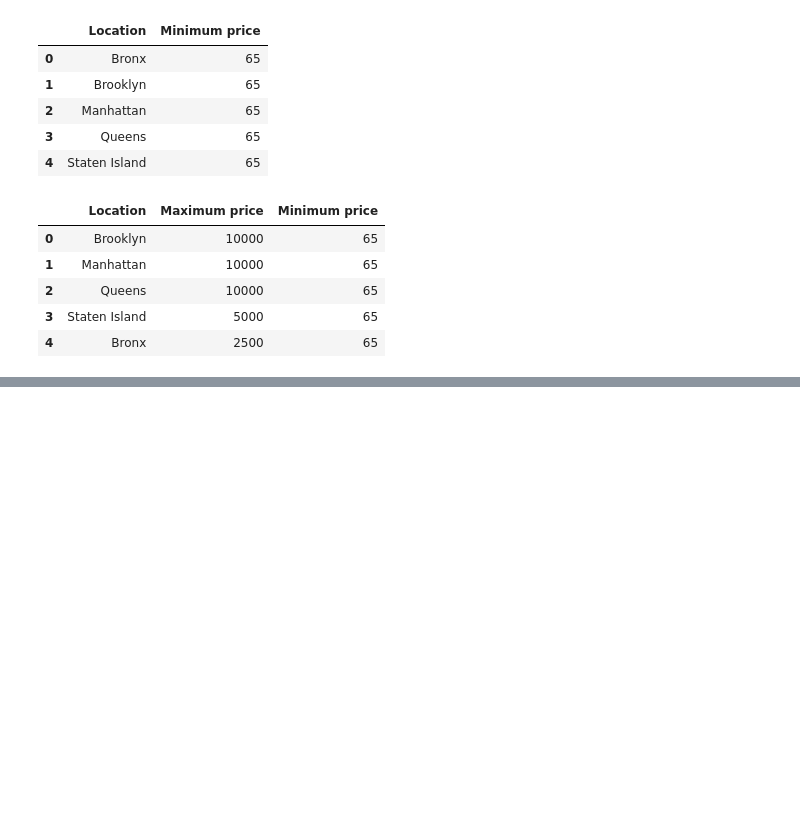
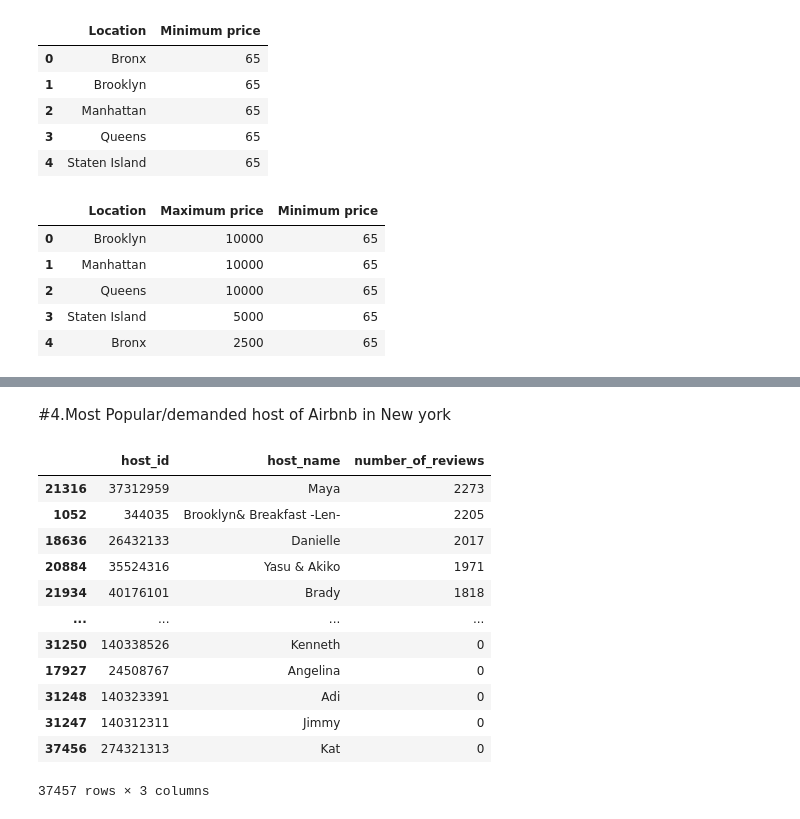
Before and after one commit to satendra-p/Airbnb_data-analysis, a Jupyter notebook: Team_Project_EDA_Capstone_ipynb.ipynb, the cells around one changed output, grey strips where cells are left out. Saved outputs shown, nothing was run; the diff lists cells and outputs as text; code cells hidden in the pictures; blank space fills up the shorter version.

```diff
--- a/Team_Project_EDA_Capstone_ipynb.ipynb
+++ b/Team_Project_EDA_Capstone_ipynb.ipynb
@@ -376,0 +378,20 @@ Text(0.5, 1.0, 'Maximum and minimum price according to location')
+# %% [markdown]
+#4.Most Popular/demanded host of Airbnb in New york
+# %%
+#Get the host based on number of reviews
+host_based_on_review_df = airbnb_price_df.groupby(['host_id','host_name'],as_index=False)['number_of_reviews'].sum().sort_values(['number_of_reviews'],ascending = False)
+host_based_on_review_df
+# %% [output]
+|  | host_id | host_name | number_of_reviews |
+| 21316 | 37312959 | Maya | 2273 |
+| 1052 | 344035 | Brooklyn& Breakfast -Len- | 2205 |
+| 18636 | 26432133 | Danielle | 2017 |
+| 20884 | 35524316 | Yasu & Akiko | 1971 |
+| 21934 | 40176101 | Brady | 1818 |
+| ... | ... | ... | ... |
+| 31250 | 140338526 | Kenneth | 0 |
+| 17927 | 24508767 | Angelina | 0 |
+| 31248 | 140323391 | Adi | 0 |
+| 31247 | 140312311 | Jimmy | 0 |
+| 37456 | 274321313 | Kat | 0 |
+37457 rows × 3 columns
```
Also changed, not shown: parts of 6 cells of this notebook.
